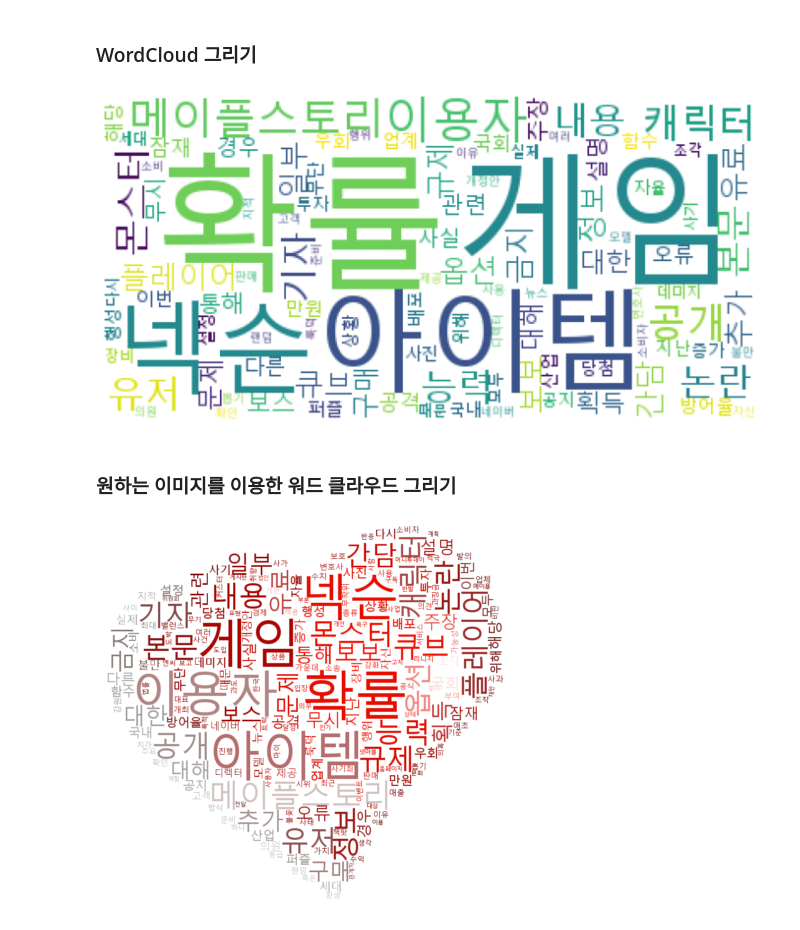
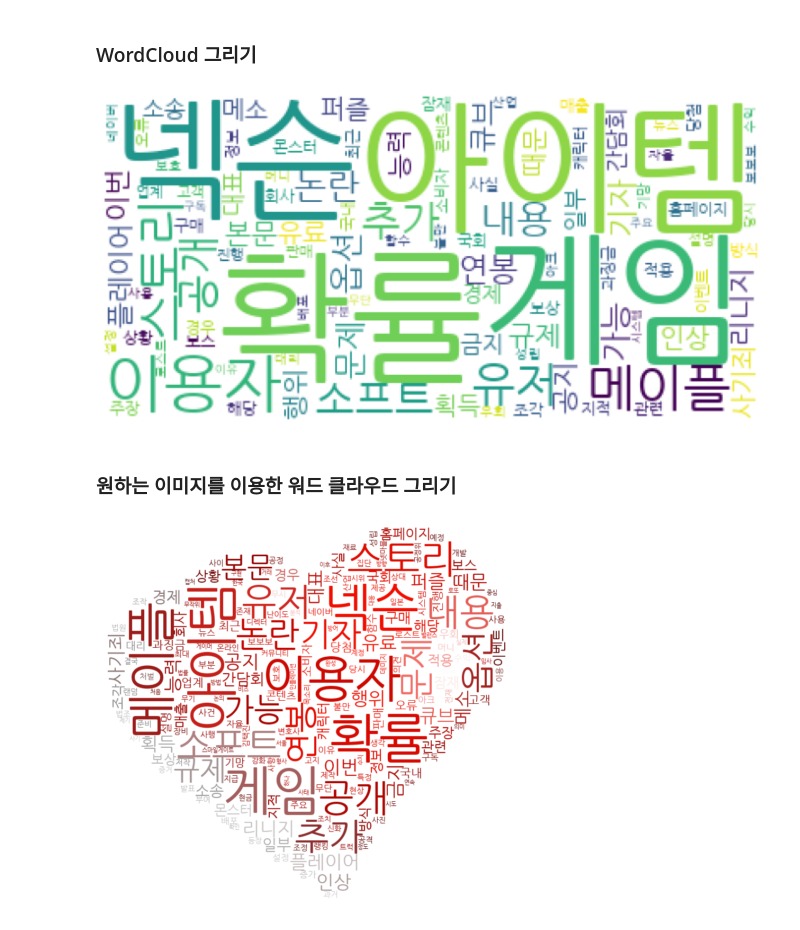
Before and after one commit to Lisemara/machine_Learing, a Jupyter notebook: 1. 자연어 처리 도구/개인프로젝트_OPEN API활용_텍스트분석.ipynb, the cells around one changed output. Drawn from its saved outputs; the diff is of its cells as text; code cells hidden in the pictures.

```diff
--- a/1. 자연어 처리 도구/개인프로젝트_OPEN API활용_텍스트분석.ipynb
+++ b/1. 자연어 처리 도구/개인프로젝트_OPEN API활용_텍스트분석.ipynb
@@ -114,7 +119,7 @@ import time
 # %%
 from selenium import webdriver
 
-driver = webdriver.Chrome('./driver/chromedriver.exe')
+driver = webdriver.Chrome('./driver/chromedriver')
 # %% [markdown]
 ### 수집한 네이버 뉴스 사이트를 방문하여 뉴스 타이틀과 본문내용 가져오기
 # %%
@@ -243,10 +253,12 @@ with open("./data/naver_news_content.pk", "wb") as f:
 # %% [markdown]
 ### 형태소 불러오기
 # %%
-from konlpy.tag import Okt
+from konlpy.tag import Mecab
+# from konlpy.tag import Okt
 import re
 
-okt = Okt()
+mecab = Mecab()
+# okt = Okt()
 
 # 경고 알림이 뜨면 모두 무시
 import warnings
@@ -267,7 +279,7 @@ def define_stopwords(path):
     # 불용어를 추가하는 방법 2)
     # stopwords-ko.txt에 직접 추가
 
-    with open(path) as f:
+    with open(path, encoding='cp949') as f:
         for word in f:
             SW.add(word)
     return SW
@@ -281,7 +293,7 @@ def text_tokenizing(doc):
 #             tokenized_doc.append(word)
 
 #     return tokenized_doc
-    return [word for word in okt.morphs(doc) if word not in SW and len(word) > 1]
+    return [word for word in mecab.morphs(doc) if word not in SW and len(word) > 1]
 # %%
 text = """5G 이동통신망을 빌려 사용하는 ‘5G 알뜰폰’이 올해 도입되고, 내년부터는 의무화된다.
 정부는 알뜰폰 사업자(MNVO)가 통신사(MNO)에 통신망을 빌리는 비용(도매대가)을 지난해보다 큰 폭으로 낮춰, 알뜰폰 요금 인하를 유도하기로 했다. 하지만 줄어드는 알뜰폰 시장을 살릴 수 있을지는 지켜봐야 하는 상황이다.
@@ -352,14 +363,14 @@ def define_stopwords(path):
     # 불용어를 추가하는 방법 2)
     # stopwords-ko.txt에 직접 추가
 
-    with open(path) as f:
+    with open(path, encoding='cp949') as f:
         for word in f:
             SW.add(word)
     return SW
 
 
 def text_tokenizing(doc):
-    return [word for word in okt.nouns(doc) if word not in SW and len(word) > 1]
+    return [word for word in mecab.nouns(doc) if word not in SW and len(word) > 1]
 # %%
 input_file_name = "./data/naver_news_content.pk"
 documents = read_documents(input_file_name)
@@ -473,20 +446,20 @@ text.plot(50)
 # %%
 from wordcloud import WordCloud
 
 data = text.vocab().most_common(100)
 
-wordcloud = WordCloud(font_path= "c:/Windows/Fonts/malgun.ttf",
+wordcloud = WordCloud(font_path= '/Library/Fonts/NanumGothic.ttf',
     # font_path='/usr/share/fonts/truetype/nanum/NanumBarunGothic.ttf',
                       relative_scaling = 0.2,
                       #stopwords=STOPWORDS,
                       background_color='white',
                       ).generate_from_frequencies(dict(data))
 plt.figure(figsize=(12,7))
 plt.imshow(wordcloud)
 plt.axis("off")
 plt.show()
 # %% [output]
-[figure, old version]
+[figure, new version]
 # %% [markdown]
 ### 원하는 이미지를 이용한 워드 클라우드 그리기
 # %%
@@ -499,7 +472,7 @@ image_colors = ImageColorGenerator(mask)
 # %%
 data = text.vocab().most_common(200)
 
-wordcloud = WordCloud(font_path= "c:/Windows/Fonts/malgun.ttf",
+wordcloud = WordCloud(font_path= "/Library/Fonts/NanumGothic.ttf",
     # font_path='/usr/share/fonts/truetype/nanum/NanumBarunGothic.ttf',
                relative_scaling = 0.1, mask=mask,
                background_color = 'white',
@@ -513,4 +486,4 @@ plt.imshow(wordcloud.recolor(color_func=image_colors), interpolation='bilinear')
 plt.axis('off')
 plt.show()
 # %% [output]
-[figure, old version]
+[figure, new version]
```
Also changed, not shown: parts of 16 cells of this notebook, 20 other files.
